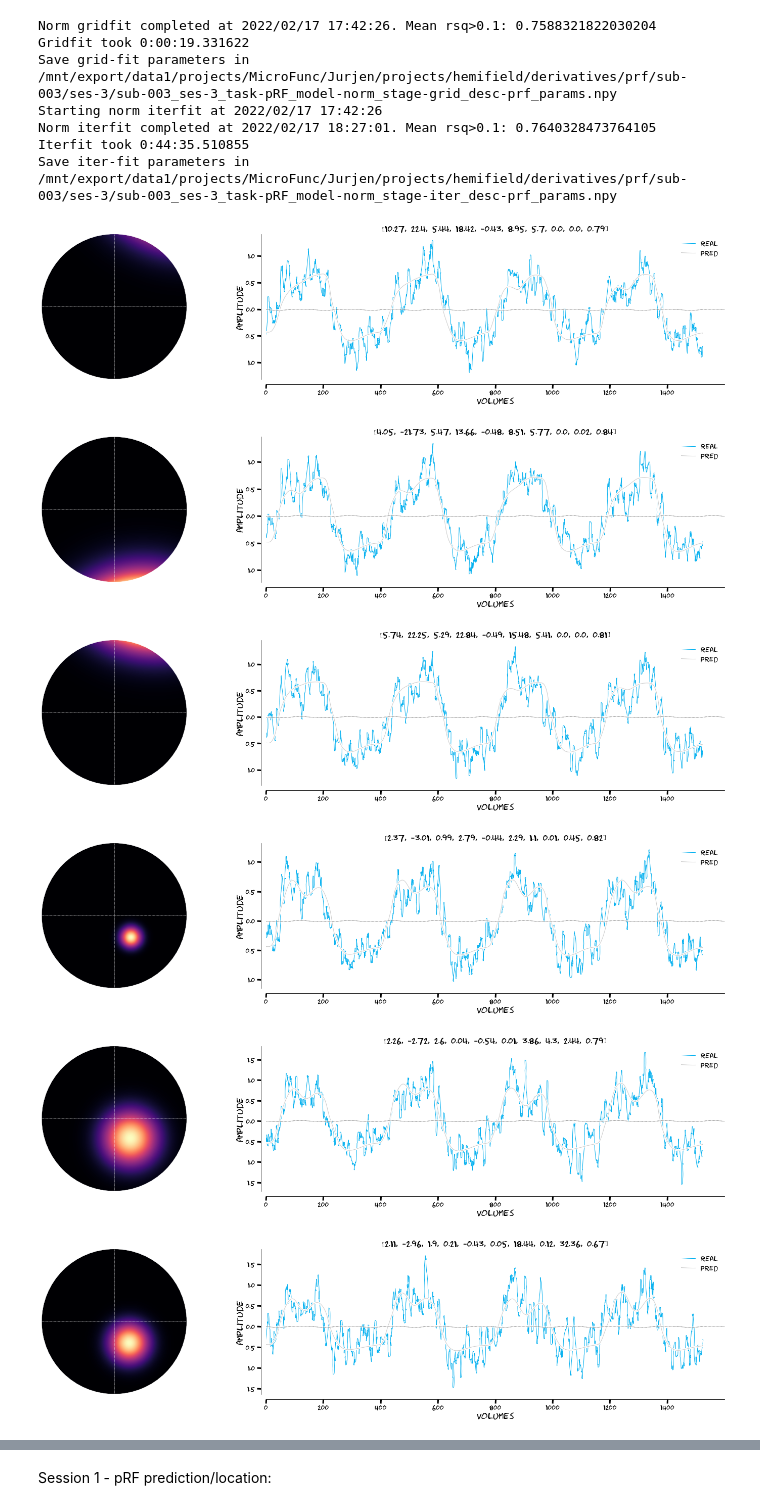
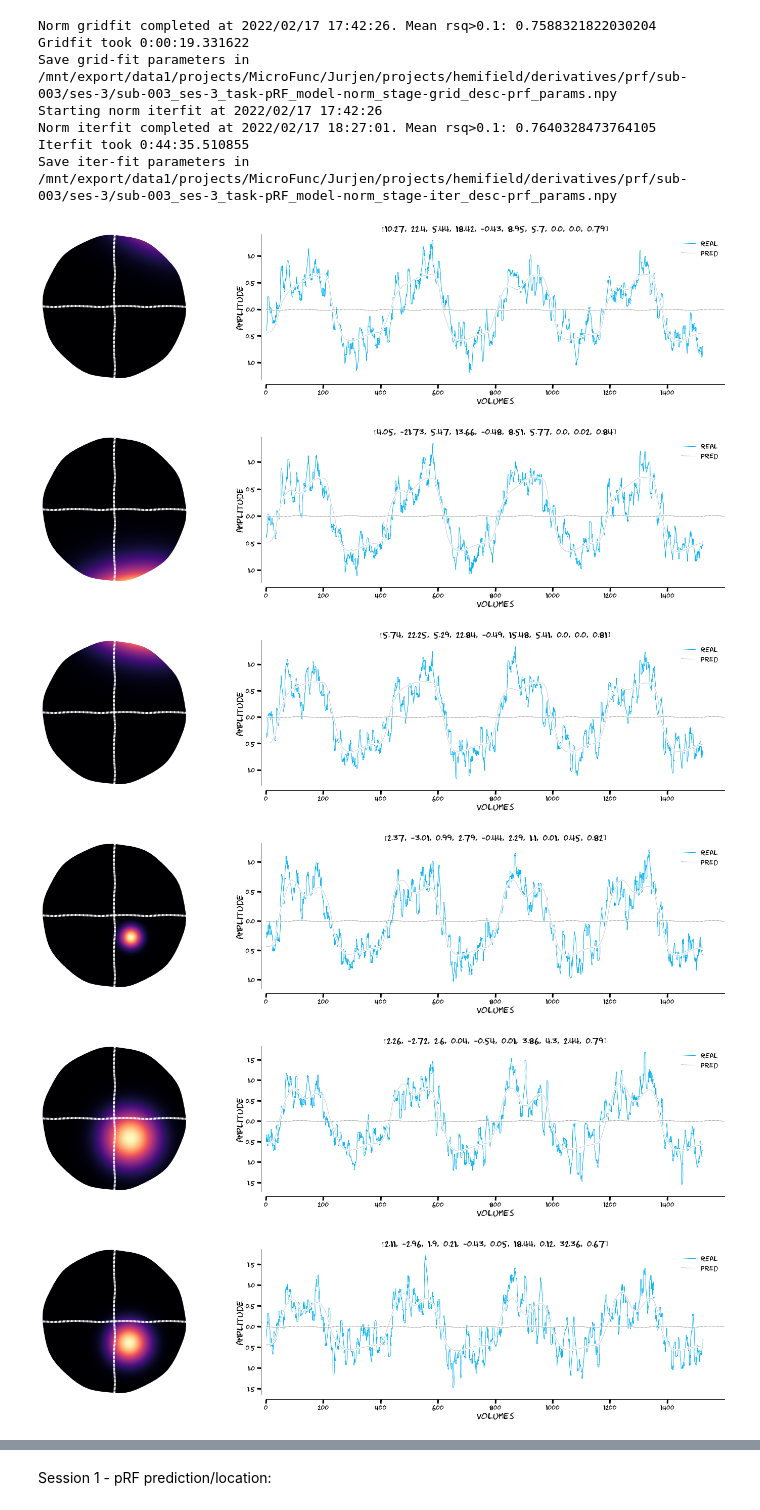
Before and after one commit to spinoza-centre/pRFline, a Jupyter notebook: notebooks/prf/exp_lineprf.ipynb, the cells around one changed output, grey strips where cells are left out. Cells and saved outputs as stored; diff of their text form; code cells hidden in the pictures.

Commit message:
prf as xkcd:)

```diff
--- a/notebooks/prf/exp_lineprf.ipynb
+++ b/notebooks/prf/exp_lineprf.ipynb
@@ -345,11 +345,11 @@ Iterfit took 0:44:35.510855
 Save iter-fit parameters in /mnt/export/data1/projects/MicroFunc/Jurjen/projects/hemifield/derivatives/prf/sub-003/ses-3/sub-003_ses-3_task-pRF_model-norm_stage-iter_desc-prf_params.npy
 # %%
 for vox_id in range(len(ribbon_func)):
-    pars,_,_ = modelling.plot_vox(vox_nr=vox_id, model='norm', xkcd=True, title='pars', transpose=False)
+    pars,_,_ = modelling.plot_vox(vox_nr=vox_id, model='norm', xkcd=plot_xkcd, title='pars', transpose=False)
 # %% [output]
-[figure, old version]
+[figure, new version]
-[figure, old version]
+[figure, new version]
-[figure, old version]
+[figure, new version]
-[figure, old version]
+[figure, new version]
-[figure, old version]
+[figure, new version]
-[figure, old version]
+[figure, new version]
```
Also changed, not shown: parts of 2 cells of this notebook.
